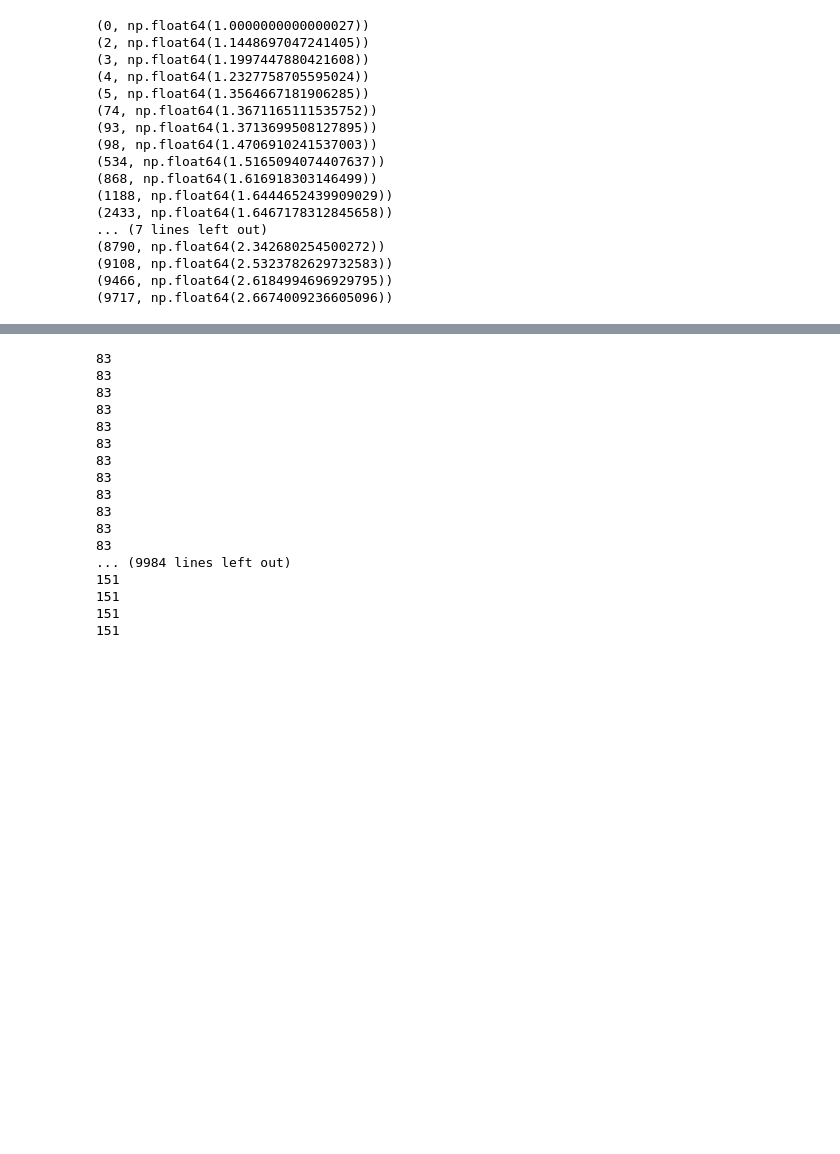
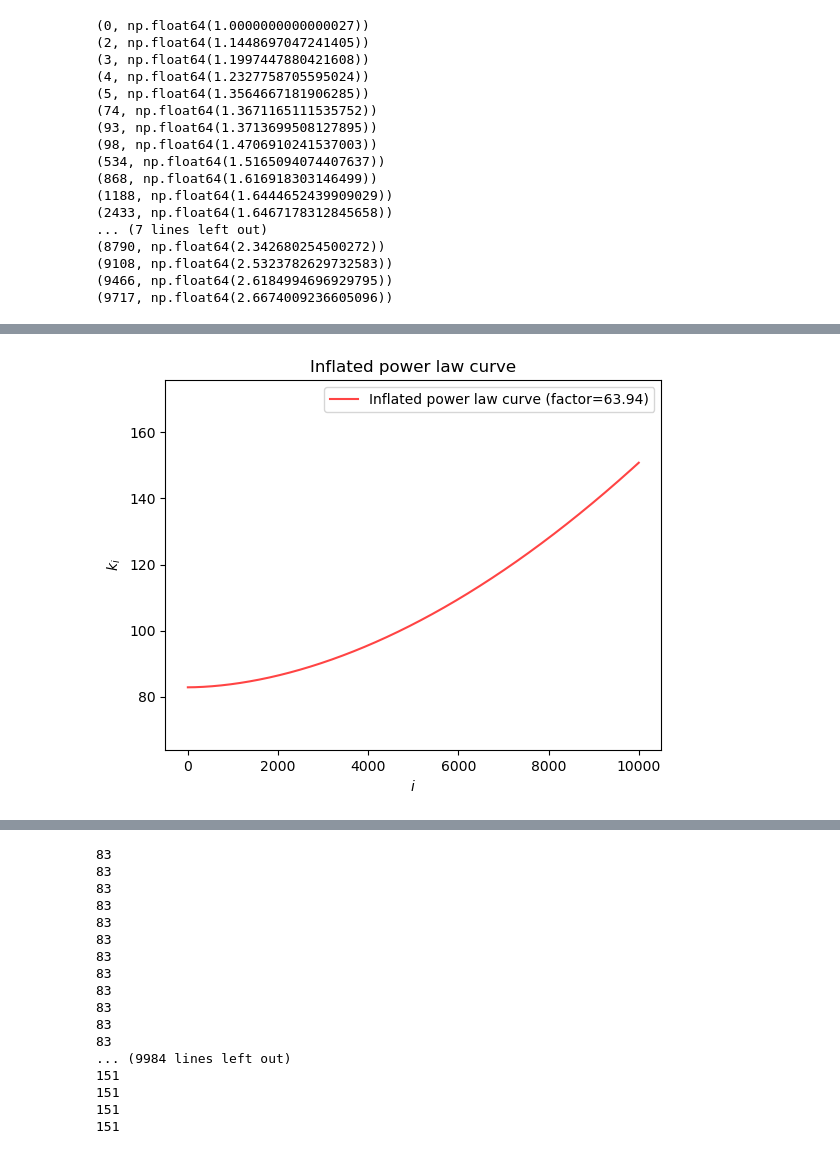
Before and after one commit to mahfuzahf/cherry-picking-reduction-functions, a Jupyter notebook: n-32/check_curve.ipynb, the cells around one changed output, grey strips where cells are left out. Saved outputs shown, nothing was run; the diff lists cells and outputs as text; code cells hidden in the pictures; blank space fills up the shorter version.

```diff
--- a/n-32/check_curve.ipynb
+++ b/n-32/check_curve.ipynb
@@ -196,23 +196,25 @@ Optimised m_t for t=10000: 697328.1793131833
 # %%
 # Choose your inflation factor (e.g., 1.5 means 50% larger y-values)
 inflation_factor = 63.94
 
 # Apply the inflation
 a_inflated = a * inflation_factor
 b_inflated = b                # Shape stays exactly the same
 c_inflated = c * inflation_factor
 
 popt_inflated = [a_inflated, b_inflated, c_inflated]
 
 # plot
 y_fit_inflated = power_law(x_fit, *popt_inflated)
-# plt.plot(x_fit, y_fit_inflated, color='#FF4444', label=f'Inflated power law curve (factor={inflation_factor})')
-# plt.ylim(1.0 * inflation_factor, 2.75 * inflation_factor)
-# plt.xlabel('$i$')
-# plt.ylabel('$k_i$')
-# plt.title('Inflated power law curve')
-# plt.legend()
-# plt.show()
+plt.plot(x_fit, y_fit_inflated, color='#FF4444', label=f'Inflated power law curve (factor={inflation_factor})')
+plt.ylim(1.0 * inflation_factor, 2.75 * inflation_factor)
+plt.xlabel('$i$')
+plt.ylabel('$k_i$')
+plt.title('Inflated power law curve')
+plt.legend()
+plt.show()
+# %% [output]
+[figure, added]
 # %%
 y_rounded = [round(val) for val in y_fit_inflated]
 
```
Also changed, not shown: parts of 4 cells of this notebook, 6 other files.
